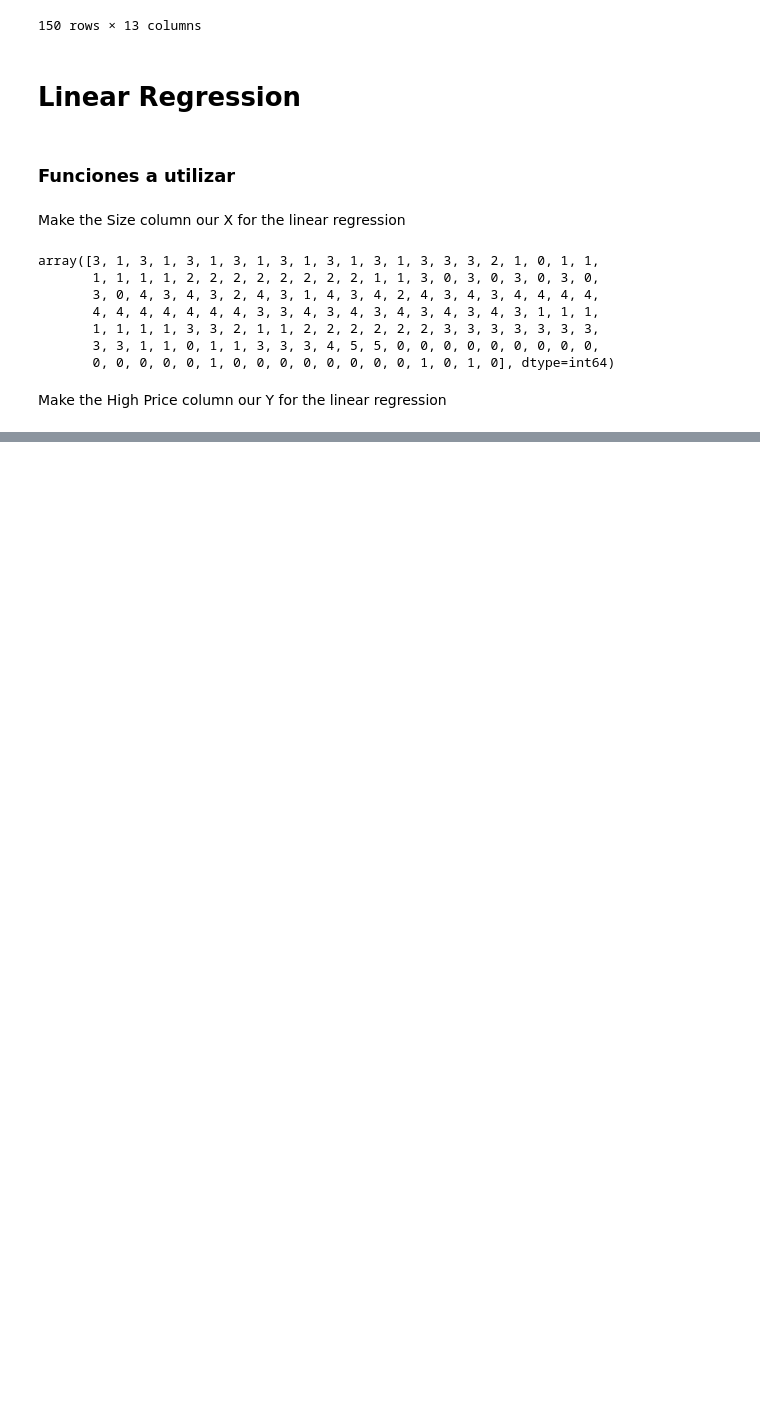
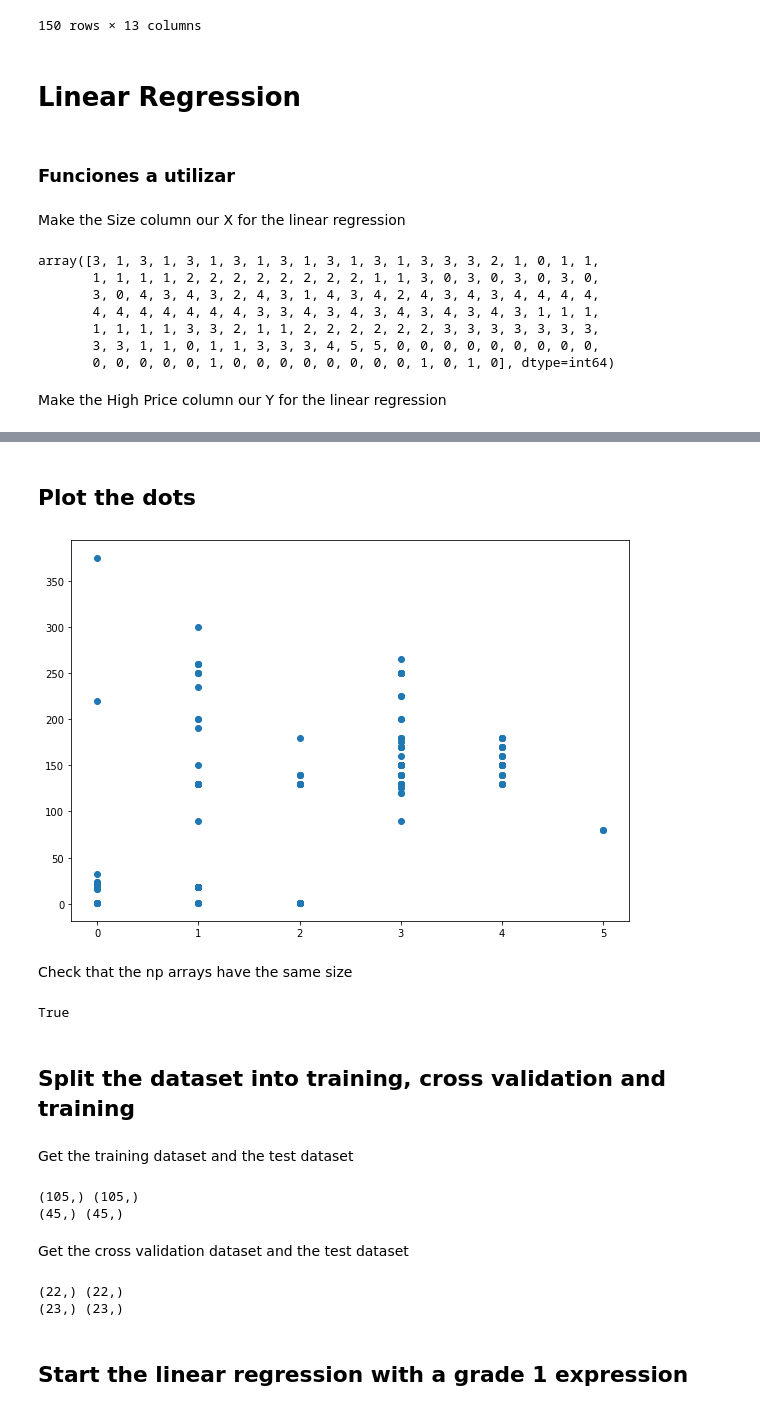
Before and after one commit to VictorFarfan98/Elements-of-Machine-Learning, a Jupyter notebook: Laboratorio 1/Laboratorio1.ipynb, the cells around one changed output, grey strips where cells are left out. Saved outputs shown, nothing was run; the diff lists cells and outputs as text; code cells hidden in the pictures; blank space fills up the shorter version.

Commit message:
Split dataset

```diff
--- a/Laboratorio 1/Laboratorio1.ipynb
+++ b/Laboratorio 1/Laboratorio1.ipynb
@@ -292,3 +294,6 @@ array([3, 1, 3, 1, 3, 1, 3, 1, 3, 1, 3, 1, 3, 1, 3, 3, 3, 2, 1, 0, 1, 1,
        0, 0, 0, 0, 0, 1, 0, 0, 0, 0, 0, 0, 0, 0, 1, 0, 1, 0], dtype=int64)
 # %% [markdown]
 Make the High Price column our Y for the linear regression
+# %%
+y = np.array(df['High Price'])
+y
@@ -294,0 +320,37 @@ Make the High Price column our Y for the linear regression
+# %% [markdown]
+## Plot the dots
+# %%
+plt.figure(figsize=(10,7))
+plt.scatter(X,y)
+plt.show()
+# %% [output]
+[figure, added]
+# %% [markdown]
+Check that the np arrays have the same size
+# %%
+if len(X) == len(y):
+    print(True)
+# %% [output]
+True
+# %% [markdown]
+## Split the dataset into training, cross validation and training
+# %% [markdown]
+Get the training dataset and the test dataset
+# %%
+X_train, X_fulltest, y_train, y_fulltest = train_test_split(X, y, test_size=0.3)
+print(X_train.shape, y_train.shape)
+print(X_fulltest.shape, y_fulltest.shape)
+# %% [output]
+(105,) (105,)
+(45,) (45,)
+# %% [markdown]
+Get the cross validation dataset and the test dataset
+# %%
+X_cross, X_test, y_cross, y_test = train_test_split(X_fulltest, y_fulltest, test_size=0.5)
+print(X_cross.shape, y_cross.shape)
+print(X_test.shape, y_test.shape)
+# %% [output]
+(22,) (22,)
+(23,) (23,)
+# %% [markdown]
+## Start the linear regression with a grade 1 expression
```
Also changed, not shown: parts of 6 cells of this notebook.
